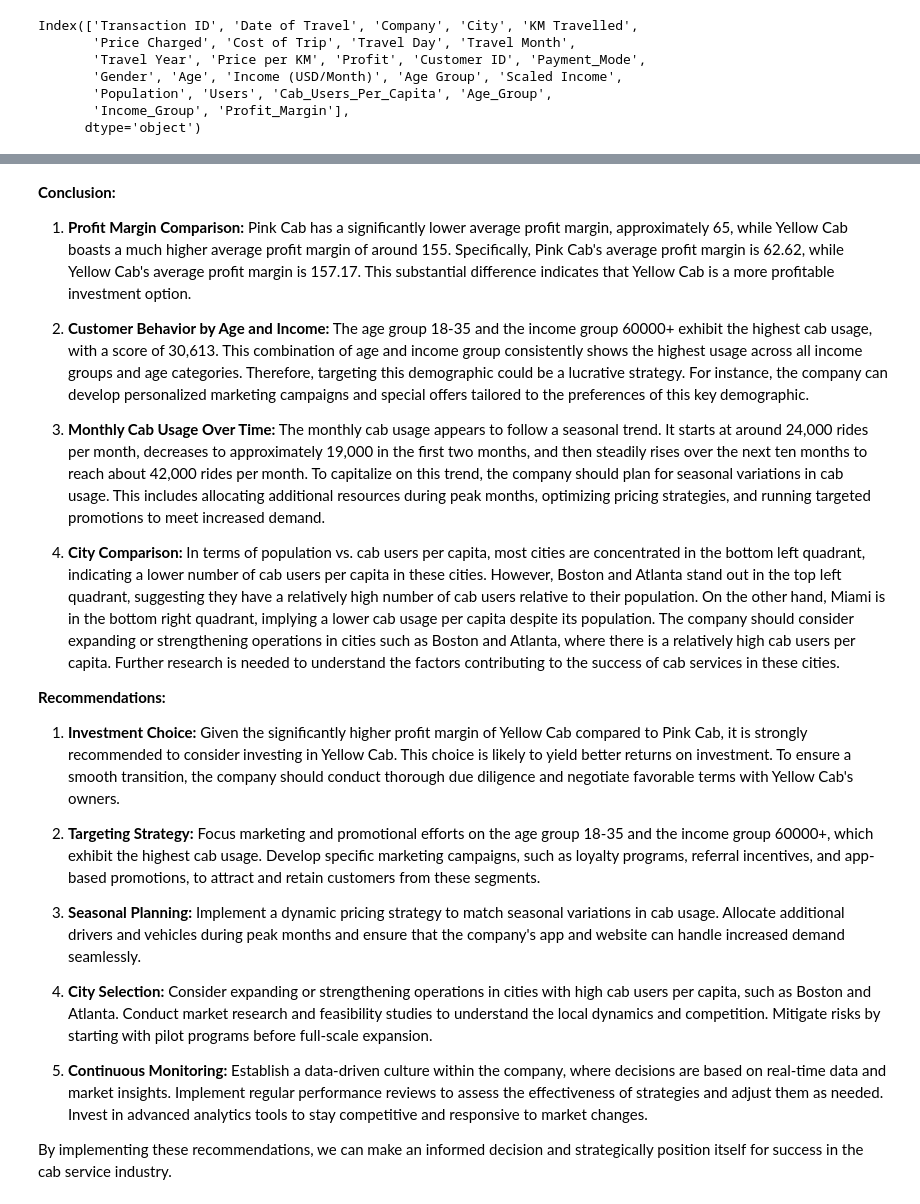
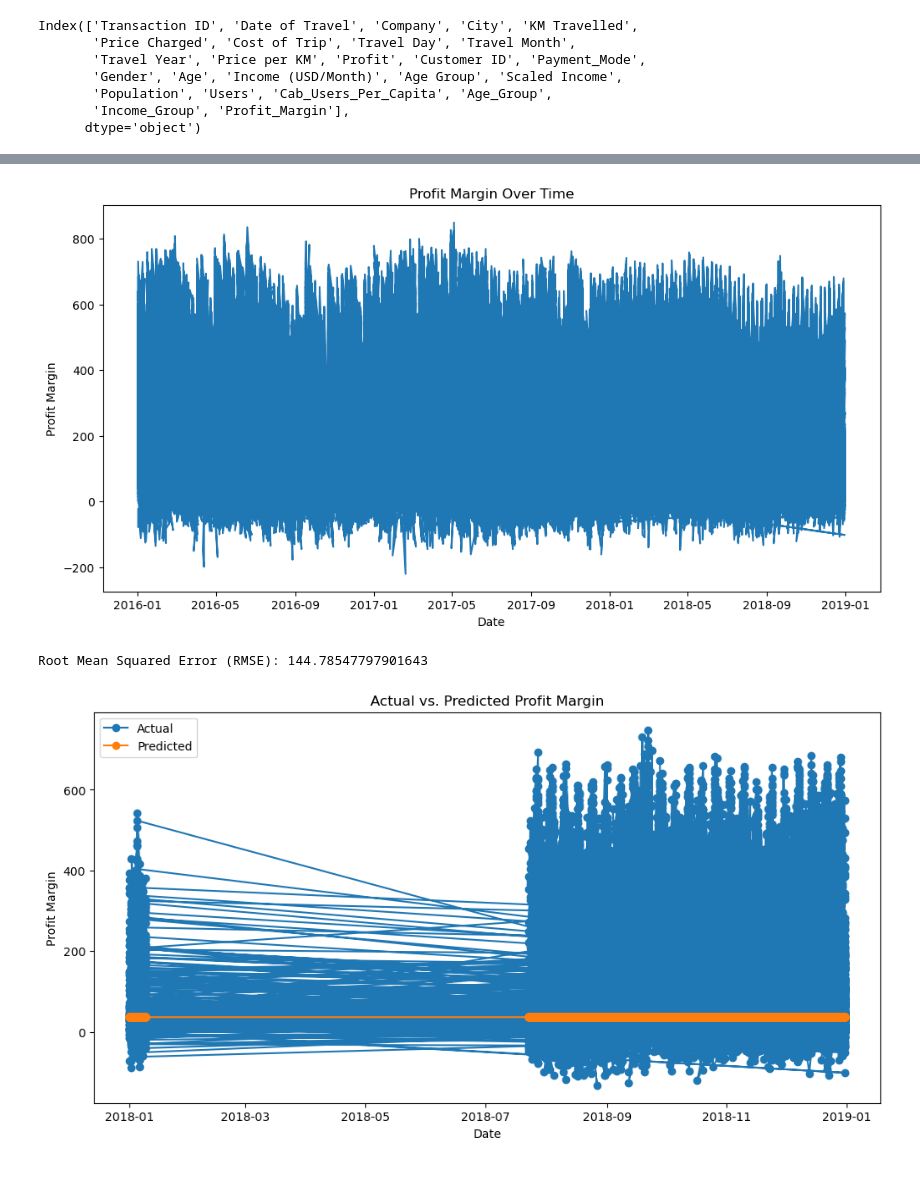
Before and after one commit to dylanxlam/cab_industry_investment_research, a Jupyter notebook: exploratory_data_analysis.ipynb, the cells around one changed output, grey strips where cells are left out. Drawn from its saved outputs; the diff is of its cells as text; code cells hidden in the pictures; blank space fills up the shorter version.

```diff
--- a/exploratory_data_analysis.ipynb
+++ b/exploratory_data_analysis.ipynb
@@ -678,26 +632,47 @@ NameError: name 'age_value' is not defined
-# %% [markdown]
-
-
-**Conclusion:**
-
-1. **Profit Margin Comparison:** Pink Cab has a significantly lower average profit margin, approximately 65, while Yellow Cab boasts a much higher average profit margin of around 155. Specifically, Pink Cab's average profit margin is 62.62, while Yellow Cab's average profit margin is 157.17. This substantial difference indicates that Yellow Cab is a more profitable investment option.
-
-2. **Customer Behavior by Age and Income:** The age group 18-35 and the income group 60000+ exhibit the highest cab usage, with a score of 30,613. This combination of age and income group consistently shows the highest usage across all income groups and age categories. Therefore, targeting this demographic could be a lucrative strategy. For instance, the company can develop personalized marketing campaigns and special offers tailored to the preferences of this key demographic.
-
-3. **Monthly Cab Usage Over Time:** The monthly cab usage appears to follow a seasonal trend. It starts at around 24,000 rides per month, decreases to approximately 19,000 in the first two months, and then steadily rises over the next ten months to reach about 42,000 rides per month. To capitalize on this trend, the company should plan for seasonal variations in cab usage. This includes allocating additional resources during peak months, optimizing pricing strategies, and running targeted promotions to meet increased demand.
-
-4. **City Comparison:** In terms of population vs. cab users per capita, most cities are concentrated in the bottom left quadrant, indicating a lower number of cab users per capita in these cities. However, Boston and Atlanta stand out in the top left quadrant, suggesting they have a relatively high number of cab users relative to their population. On the other hand, Miami is in the bottom right quadrant, implying a lower cab usage per capita despite its population. The company should consider expanding or strengthening operations in cities such as Boston and Atlanta, where there is a relatively high cab users per capita. Further research is needed to understand the factors contributing to the success of cab services in these cities.
-
-**Recommendations:**
-
-1. **Investment Choice:** Given the significantly higher profit margin of Yellow Cab compared to Pink Cab, it is strongly recommended to consider investing in Yellow Cab. This choice is likely to yield better returns on investment. To ensure a smooth transition, the company should conduct thorough due diligence and negotiate favorable terms with Yellow Cab's owners.
-
-2. **Targeting Strategy:** Focus marketing and promotional efforts on the age group 18-35 and the income group 60000+, which exhibit the highest cab usage. Develop specific marketing campaigns, such as loyalty programs, referral incentives, and app-based promotions, to attract and retain customers from these segments.
-
-3. **Seasonal Planning:** Implement a dynamic pricing strategy to match seasonal variations in cab usage. Allocate additional drivers and vehicles during peak months and ensure that the company's app and website can handle increased demand seamlessly.
-
-4. **City Selection:** Consider expanding or strengthening operations in cities with high cab users per capita, such as Boston and Atlanta. Conduct market research and feasibility studies to understand the local dynamics and competition. Mitigate risks by starting with pilot programs before full-scale expansion.
-
-5. **Continuous Monitoring:** Establish a data-driven culture within the company, where decisions are based on real-time data and market insights. Implement regular performance reviews to assess the effectiveness of strategies and adjust them as needed. Invest in advanced analytics tools to stay competitive and responsive to market changes.
-
-By implementing these recommendations, we can make an informed decision and strategically position itself for success in the cab service industry.
+# %%
+# Forecasting
+
+import pandas as pd
+import numpy as np
+import matplotlib.pyplot as plt
+from sklearn.metrics import mean_squared_error
+from math import sqrt
+
+# Assuming you want to forecast 'Profit_Margin' over time
+master_data['Date of Travel'] = pd.to_datetime(master_data['Date of Travel'])
+master_data.set_index('Date of Travel', inplace=True)
+
+plt.figure(figsize=(12, 6))
+plt.plot(master_data['Profit_Margin'])
+plt.title('Profit Margin Over Time')
+plt.xlabel('Date')
+plt.ylabel('Profit Margin')
+plt.show()
+
+train_size = int(len(master_data) * 0.8)
+train, test = master_data.iloc[:train_size], master_data.iloc[train_size:]
+
+# Calculate the rolling mean of the training data
+window_size = 12  # Adjust as needed
+rolling_mean = train['Profit_Margin'].rolling(window=window_size).mean()
+
+# Forecast by using the last observed rolling mean
+y_pred = rolling_mean.iloc[-1] * np.ones(len(test))
+
+# Calculate and print RMSE (Root Mean Squared Error)
+rmse = sqrt(mean_squared_error(test['Profit_Margin'], y_pred))
+print(f"Root Mean Squared Error (RMSE): {rmse}")
+
+# Plot actual vs. predicted
+plt.figure(figsize=(12, 6))
+plt.plot(test.index, test['Profit_Margin'], label='Actual', marker='o')
+plt.plot(test.index, y_pred, label='Predicted', marker='o')
+plt.title('Actual vs. Predicted Profit Margin')
+plt.xlabel('Date')
+plt.ylabel('Profit Margin')
+plt.legend()
+plt.show()
+# %% [output]
+[figure, added]
+Root Mean Squared Error (RMSE): 144.78547797901643
+[figure, added]
```
Also changed, not shown: parts of 4 cells of this notebook, 1 other file.
